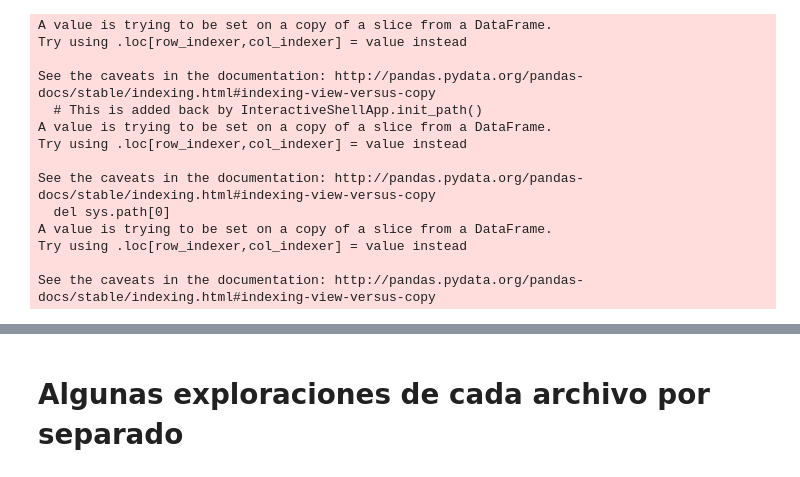
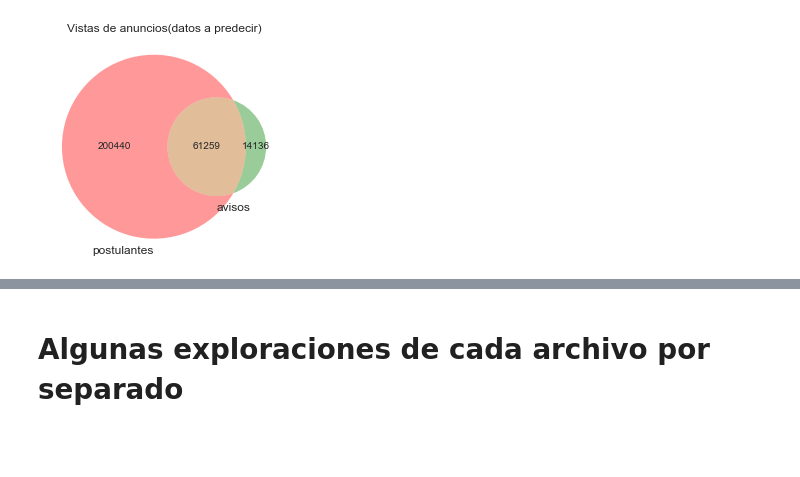
Before and after one commit to juanpcapurro/tp_datos, a Jupyter notebook: Exploracion.ipynb, the cells around one changed output, grey strips where cells are left out. Drawn from its saved outputs; the diff is of its cells as text; code cells hidden in the pictures; blank space fills up the shorter version.

Commit message:
en condiciones de hacer un submit, albeit unas 22 filas faltantes

```diff
--- a/Exploracion.ipynb
+++ b/Exploracion.ipynb
@@ -119,20 +119,29 @@ def leer_datos_entrenamiento():
     avisos_detalle.nombre_area.value_counts()# hay muchas areas, no van a tener su propia categoria
     avisos_detalle = sanitize_aviso_detalle(avisos_detalle)
     return postulantes, avisos_detalle, vistas, postulaciones
+# %%
+def leer_datos_predicciones():
+    postulantes = sanitize_postulante_genero_edad(pd.read_csv('datos/desde_15_4/fiuba_2_postulantes_genero_y_edad.csv'))
+    postulantes = generar_nivel_educativo(postulantes, pd.read_csv('datos/desde_15_4/fiuba_1_postulantes_educacion.csv'))
+    vistas = satinizar_vistas(pd.read_csv('datos/desde_15_4/fiuba_3_vistas.csv'))
+    postulantes = agregar_cantidad_anuncios(postulantes, 'anuncios_vistos', vistas)
+    avisos = sanitize_aviso_detalle(pd.concat([
+        pd.read_csv('datos/desde_15_4/fiuba_6_avisos_detalle.csv'),
+        pd.read_csv('datos/fiuba_6_avisos_detalle_missing_nivel_laboral.csv')#
+    ]))
+    template_submit = pd.read_csv('datos/template_resultado.csv')
+    return postulantes, avisos, vistas, template_submit
 # %%
-postulantes, avisos_detalle, vistas, postulaciones = leer_datos_entrenamiento()
+#postulantes, avisos_detalle, vistas, postulaciones = leer_datos_entrenamiento()
+postulantes, avisos_detalle, vistas, submit = leer_datos_predicciones()
-# %% [output]
-A value is trying to be set on a copy of a slice from a DataFrame.
-Try using .loc[row_indexer,col_indexer] = value instead
-
-See the caveats in the documentation: http://pandas.pydata.org/pandas-docs/stable/indexing.html#indexing-view-versus-copy
-  # This is added back by InteractiveShellApp.init_path()
-A value is trying to be set on a copy of a slice from a DataFrame.
-Try using .loc[row_indexer,col_indexer] = value instead
-
-See the caveats in the documentation: http://pandas.pydata.org/pandas-docs/stable/indexing.html#indexing-view-versus-copy
-  del sys.path[0]
-A value is trying to be set on a copy of a slice from a DataFrame.
-Try using .loc[row_indexer,col_indexer] = value instead
-
-See the caveats in the documentation: http://pandas.pydata.org/pandas-docs/stable/indexing.html#indexing-view-versus-copy
+# %%
+anuncios = avisos_detalle.drop_duplicates(subset=['idaviso'])
+usuarios = postulantes.drop_duplicates(subset=['idpostulante'])
+union = submit.merge(usuarios, on='idpostulante',how='inner').merge(anuncios, on='idaviso',how='inner')
+
+venn2(subsets=(usuarios.shape[0],anuncios.shape[0],union.shape[0]), set_labels=('postulantes','avisos'))
+plt.title('Vistas de anuncios(datos a predecir)')
+plt.show()
+del anuncios, usuarios, union
+# %% [output]
+[figure, added]
```
Also changed, not shown: parts of 21 cells of this notebook, 3 other files.
